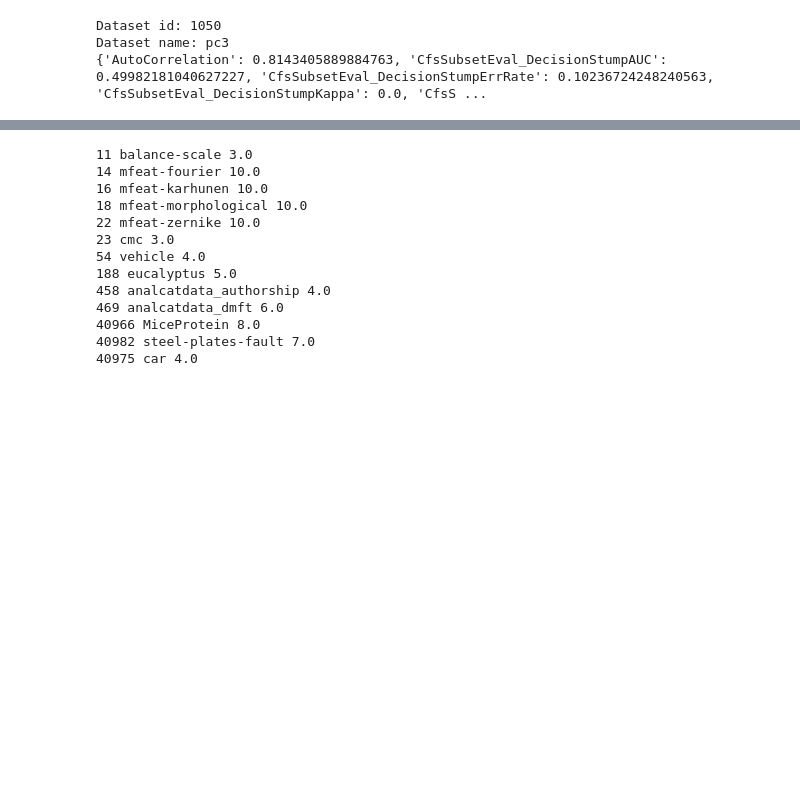
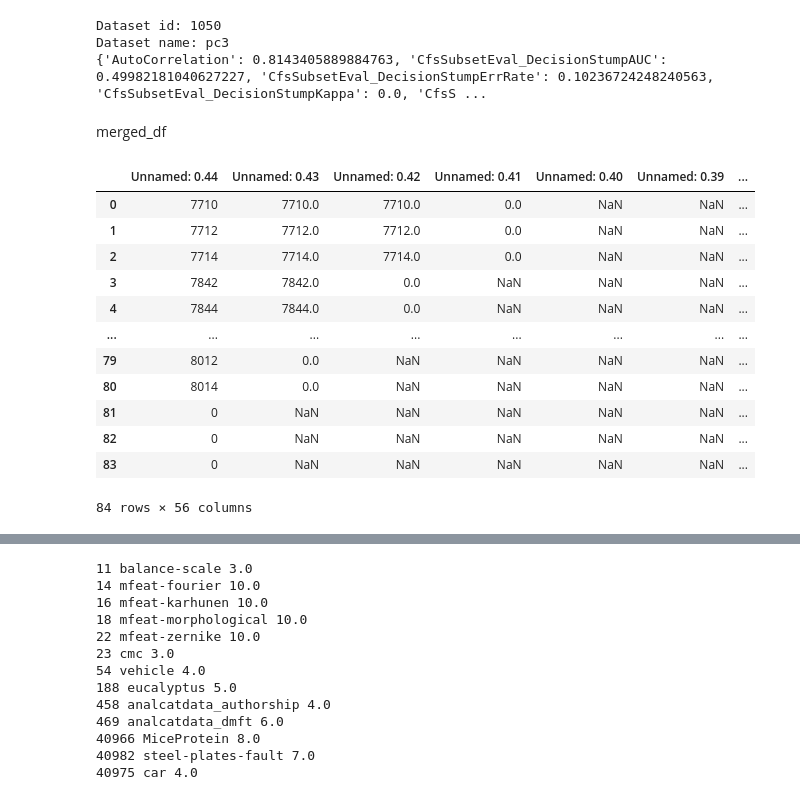
Before and after one commit to LeoGrin/TabPFN, a Jupyter notebook: tabpfn/benchmark_analysis.ipynb, the cells around one changed output, grey strips where cells are left out. Drawn from its saved outputs; the diff is of its cells as text; code cells hidden in the pictures; blank space fills up the shorter version.

```diff
--- a/tabpfn/benchmark_analysis.ipynb
+++ b/tabpfn/benchmark_analysis.ipynb
@@ -190,3 +194,21 @@ print(dataset.qualities)
 Dataset id: 1050
 Dataset name: pc3
 {'AutoCorrelation': 0.8143405889884763, 'CfsSubsetEval_DecisionStumpAUC': 0.49982181040627227, 'CfsSubsetEval_DecisionStumpErrRate': 0.10236724248240563, 'CfsSubsetEval_DecisionStumpKappa': 0.0, 'CfsS ...
+# %% [markdown]
+merged_df
+# %%
+merged_df
+# %% [output]
+|  | Unnamed: 0.44 | Unnamed: 0.43 | Unnamed: 0.42 | Unnamed: 0.41 | Unnamed: 0.40 | Unnamed: 0.39 | ... |
+| 0 | 7710 | 7710.0 | 7710.0 | 0.0 | NaN | NaN | ... |
+| 1 | 7712 | 7712.0 | 7712.0 | 0.0 | NaN | NaN | ... |
+| 2 | 7714 | 7714.0 | 7714.0 | 0.0 | NaN | NaN | ... |
+| 3 | 7842 | 7842.0 | 0.0 | NaN | NaN | NaN | ... |
+| 4 | 7844 | 7844.0 | 0.0 | NaN | NaN | NaN | ... |
+| ... | ... | ... | ... | ... | ... | ... | ... |
+| 79 | 8012 | 0.0 | NaN | NaN | NaN | NaN | ... |
+| 80 | 8014 | 0.0 | NaN | NaN | NaN | NaN | ... |
+| 81 | 0 | NaN | NaN | NaN | NaN | NaN | ... |
+| 82 | 0 | NaN | NaN | NaN | NaN | NaN | ... |
+| 83 | 0 | NaN | NaN | NaN | NaN | NaN | ... |
+84 rows × 56 columns
```
Also changed, not shown: parts of 14 cells of this notebook, 10 other files.
